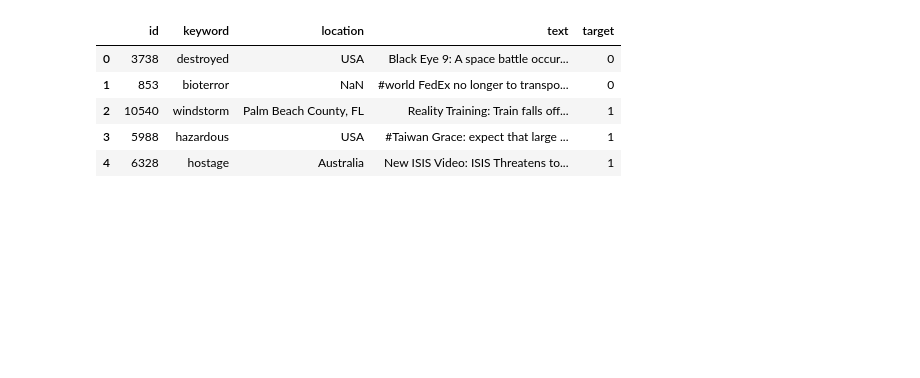
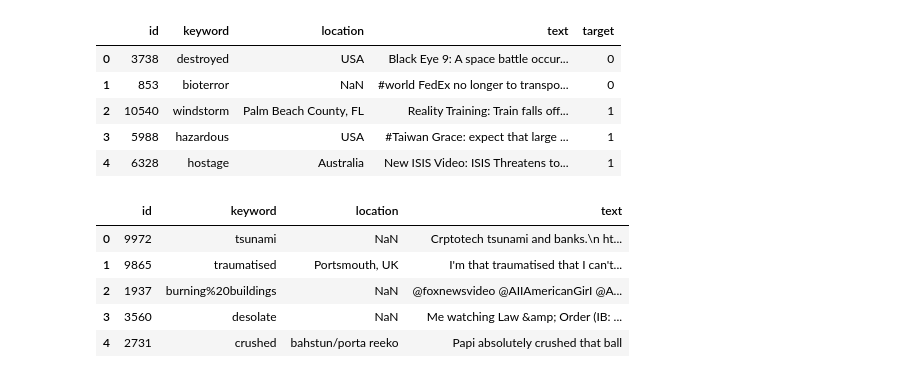
Before and after one commit to 98bao/Migros, a Jupyter notebook: code/Project_code.ipynb, the cells around one changed output. Saved outputs shown, nothing was run; the diff lists cells and outputs as text; code cells hidden in the pictures; blank space fills up the shorter version.

```diff
--- a/code/Project_code.ipynb
+++ b/code/Project_code.ipynb
@@ -12,3 +53,14 @@ df.head(5)
 | 2 | 10540 | windstorm | Palm Beach County, FL | Reality Training: Train falls off... | 1 |
 | 3 | 5988 | hazardous | USA | #Taiwan Grace: expect that large ... | 1 |
 | 4 | 6328 | hostage | Australia | New ISIS Video: ISIS Threatens to... | 1 |
+# %%
+#Reading dataframe which is going to be tested
+df_test = pd.read_csv("https://raw.githubusercontent.com/98bao/Migros/main/data/test_data.csv")
+df_test.head(5)
+# %% [output]
+|  | id | keyword | location | text |
+| 0 | 9972 | tsunami | NaN | Crptotech tsunami and banks.\n ht... |
+| 1 | 9865 | traumatised | Portsmouth, UK | I'm that traumatised that I can't... |
+| 2 | 1937 | burning%20buildings | NaN | @foxnewsvideo @AIIAmericanGirI @A... |
+| 3 | 3560 | desolate | NaN | Me watching Law &amp; Order (IB: ... |
+| 4 | 2731 | crushed | bahstun/porta reeko | Papi absolutely crushed that ball |
```
Also changed, not shown: parts of 30 cells of this notebook.
